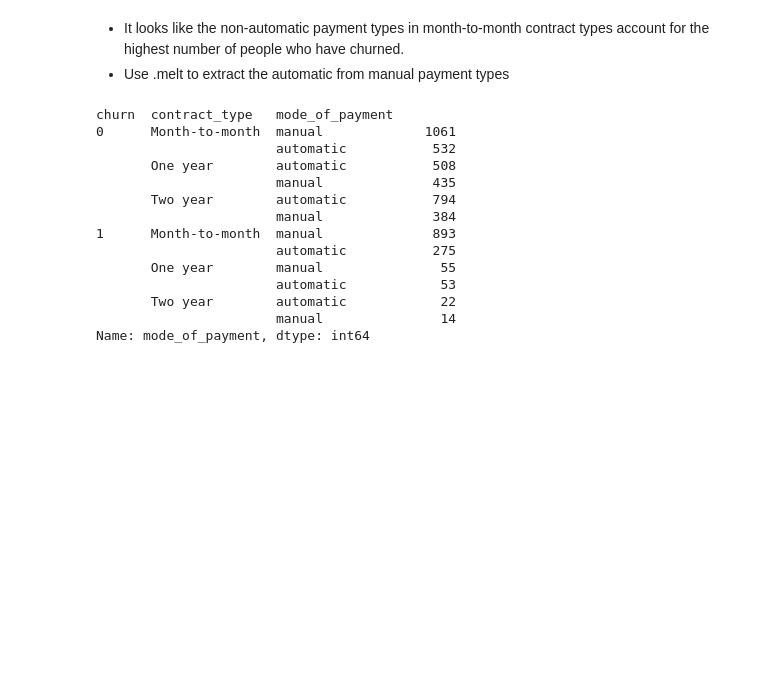
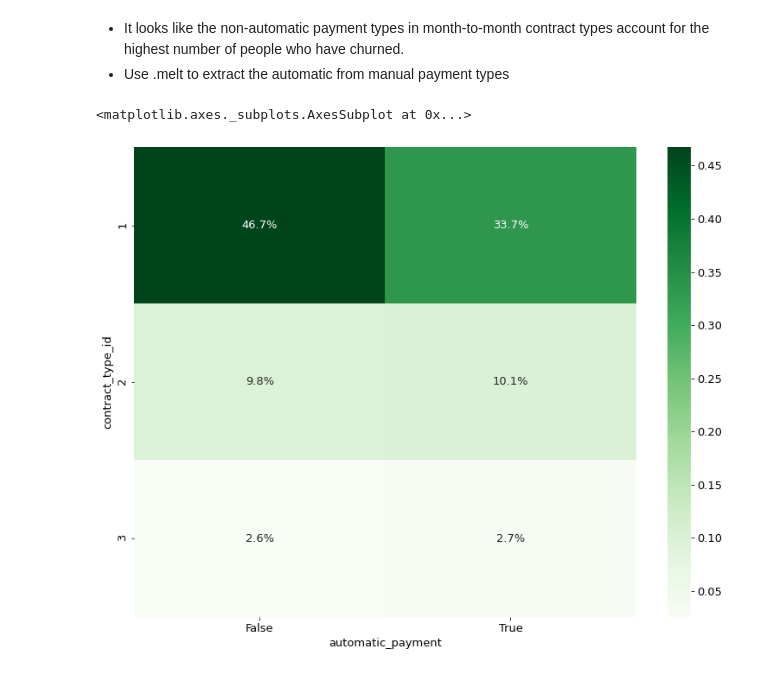
Before and after one commit to Corn-Shipps/predicting_telco_churn, a Jupyter notebook: project_scratchpad.ipynb, the cells around one changed output. Drawn from its saved outputs; the diff is of its cells as text; code cells hidden in the pictures; blank space fills up the shorter version.

Commit message:
add visualization

```diff
--- a/project_scratchpad.ipynb
+++ b/project_scratchpad.ipynb
@@ -187,17 +175,12 @@ df1['mode_of_payment'] = df1.mode_of_payment.str.replace(')','')
 # %%
-df1.groupby(['churn','contract_type']).mode_of_payment.value_counts()
+# df1.groupby(['churn','contract_type']).mode_of_payment.value_counts()
-# %% [output]
-churn  contract_type   mode_of_payment
-0      Month-to-month  manual             1061
-                       automatic           532
-       One year        automatic           508
-                       manual              435
-       Two year        automatic           794
-                       manual              384
-1      Month-to-month  manual              893
-                       automatic           275
-       One year        manual               55
-                       automatic            53
-       Two year        automatic            22
-                       manual               14
-Name: mode_of_payment, dtype: int64
+# %%
+train['automatic_payment'] = ((df['payment_type_id'] == 3) | (df['payment_type_id'] == 4))
+# %%
+plt.rc('figure', figsize=(13, 10))
+plt.rc('font', size=13)
+ctab = pd.crosstab(train.contract_type_id, train.automatic_payment, values=train.churn, aggfunc='mean')
+sns.heatmap(ctab, annot=True, cmap='Greens', fmt='.1%')
+# %% [output]
+<matplotlib.axes._subplots.AxesSubplot at 0x...>
+[figure, added]
```
Also changed, not shown: parts of 11 cells of this notebook, 1 other file.
